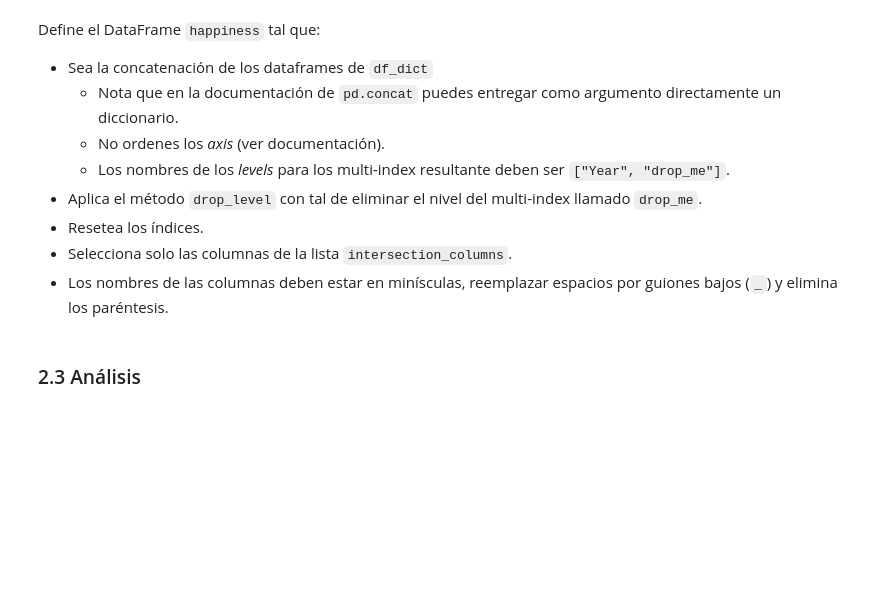
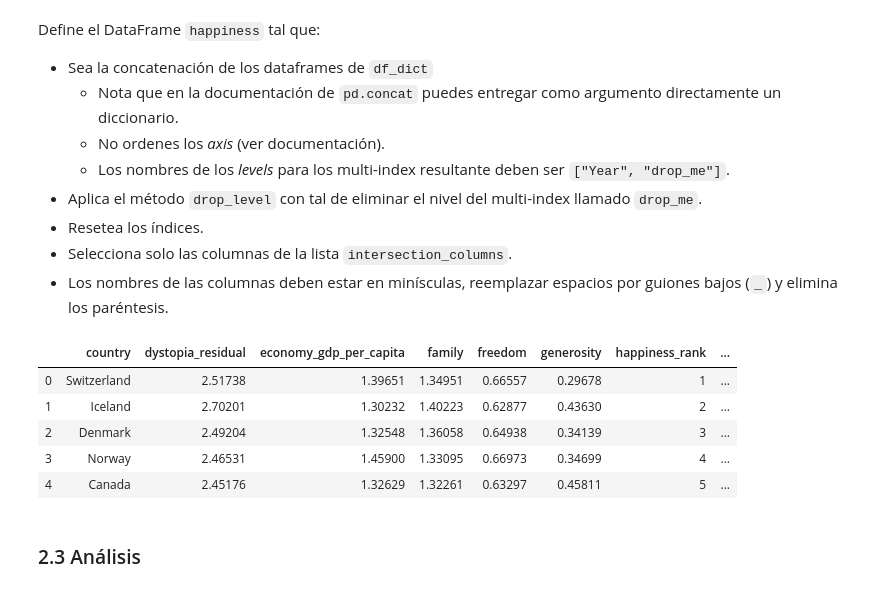
Before and after one commit to Taz-Ricardo/mat281_portafolio, a Jupyter notebook: m02_data_analysis/m02_homework/m02_homework.ipynb, the cells around one changed output. Cells and saved outputs as stored; diff of their text form; code cells hidden in the pictures; blank space fills up the shorter version.

```diff
--- a/m02_data_analysis/m02_homework/m02_homework.ipynb
+++ b/m02_data_analysis/m02_homework/m02_homework.ipynb
@@ -256,3 +321,19 @@ happiness.head()
+# %%
+happiness = (
+    pd.concat(df_dict,names=['Year','drop_me'],sort=False)
+    .droplevel("drop_me")
+    .reset_index()
+    .loc[:,intersection_columns]
+    .rename(columns=lambda x : x.lower().replace(" ","_").replace("(","").replace(")","") )
+)
+happiness.head()
+# %% [output]
+|  | country | dystopia_residual | economy_gdp_per_capita | family | freedom | generosity | happiness_rank | ... |
+| 0 | Switzerland | 2.51738 | 1.39651 | 1.34951 | 0.66557 | 0.29678 | 1 | ... |
+| 1 | Iceland | 2.70201 | 1.30232 | 1.40223 | 0.62877 | 0.43630 | 2 | ... |
+| 2 | Denmark | 2.49204 | 1.32548 | 1.36058 | 0.64938 | 0.34139 | 3 | ... |
+| 3 | Norway | 2.46531 | 1.45900 | 1.33095 | 0.66973 | 0.34699 | 4 | ... |
+| 4 | Canada | 2.45176 | 1.32629 | 1.32261 | 0.63297 | 0.45811 | 5 | ... |
 # %% [markdown]
 ### 2.3 Análisis
 # %% [markdown]
```
Also changed, not shown: parts of 85 cells of this notebook, 11 other files.
